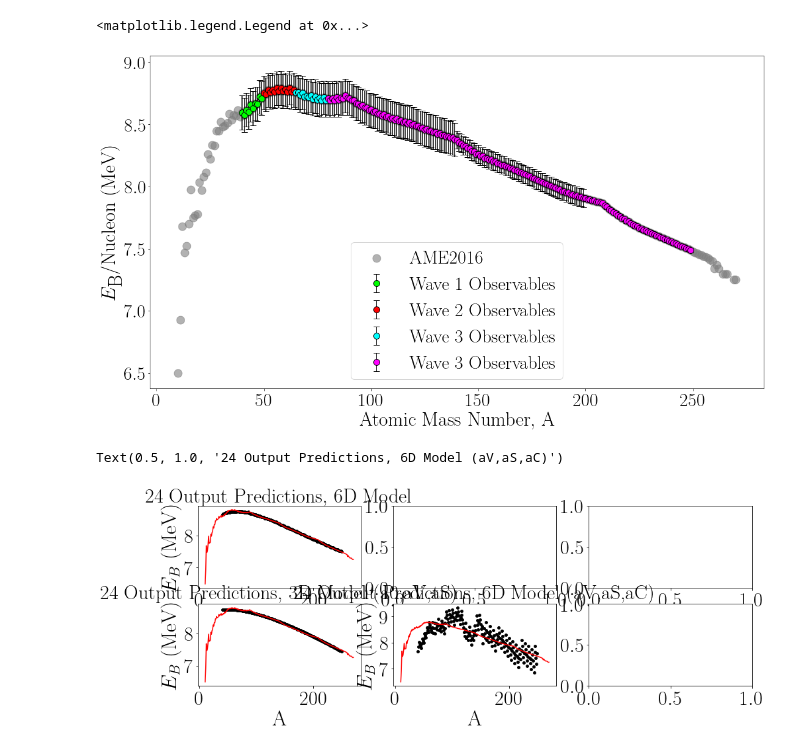
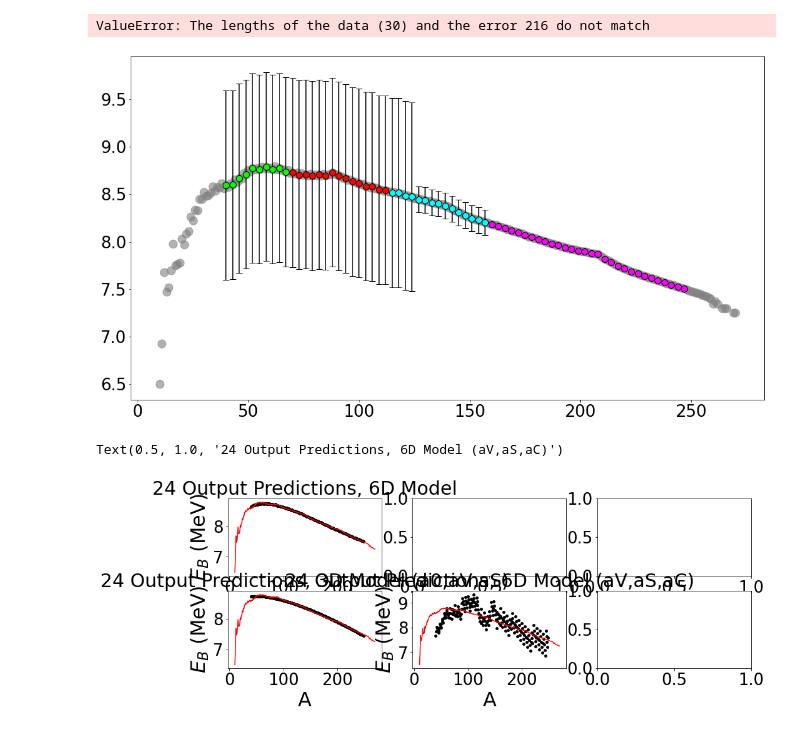
Before and after one commit to elliemay481/HistoryMatching, a Jupyter notebook: LiquidDropAnalytical.ipynb, the cells around one changed output. Drawn from its saved outputs; the diff is of its cells as text; code cells hidden in the pictures.

Commit message:
Create pertubation plot

```diff
--- a/LiquidDropAnalytical.ipynb
+++ b/LiquidDropAnalytical.ipynb
@@ -41,11 +41,11 @@ plt.rc('axes', titlesize=SMALL_SIZE)     # fontsize of the axes title
 plt.rc('axes', labelsize=MEDIUM_SIZE)    # fontsize of the x and y labels
 plt.rc('xtick', labelsize=26)    # fontsize of the tick labels
 plt.rc('ytick', labelsize=26)    # fontsize of the tick labels
-plt.rc('legend', fontsize=SMALL_SIZE)    # legend fontsize
+plt.rc('legend', fontsize=20)    # legend fontsize
 plt.rc('figure', titlesize=BIGGER_SIZE)  # fontsize of the figure title
 
-rc('font',**{'family':'serif'})
-rc('text', usetex=True)
+#rc('font',**{'family':'serif'})
+#rc('text', usetex=True)
 # %%
 # import data
 
@@ -83,7 +83,7 @@ Energies_unc0 = Masses['E_unc'].to_numpy()
 # select spaced energies over interval
 
 start = 30
-step = 1
+step = 3
 stop = 240
 
 Energies = Energies0[start:stop:step]
@@ -97,0 +98,18 @@ print(len(A))
+# %%
+evenodd = 0
+eveneven = 0
+oddodd = 0
+
+for i in range(len(A)):
+    Atot = Z[i]+N[i]
+    if Atot % 2 == 0:
+        if Z[i] % 2 == 0:
+            eveneven += 1
+        else:
+            oddodd += 1
+    else:
+        evenodd += 1
+
+print(eveneven)
+print(evenodd)
+print(oddodd)
@@ -273,33 +311,33 @@ print(errs)
 # %%
 fig, ax = plt.subplots(figsize=(18,10))
 
 ax.scatter(A0, Energies0, color='gray', s=170, zorder=1, alpha=0.6, label='AME2016')
 
 ax.errorbar(A[0:10], Energies[0:10], yerr = errs[0:10], marker='o', ecolor='black', \
             capsize=5, ls='none', mfc='lime', mec='black', ms=10, zorder=2, \
             label='Wave 1 Observables')
 
 ax.errorbar(A[10:25], Energies[10:25], yerr = errs[10:25], marker='o', ecolor='black', \
             capsize=5, ls='none', mfc='red', mec='black', ms=10, zorder=2, \
             label='Wave 2 Observables')
 
 ax.errorbar(A[25:40], Energies[25:40], yerr = errs[25:40], marker='o', ecolor='black', \
             capsize=5, ls='none', mfc='cyan', mec='black', ms=10, zorder=2, \
             label='Wave 3 Observables')
 
 ax.errorbar(A[40:], Energies[40:], yerr = errs[40:], marker='o', ecolor='black', \
             capsize=5, ls='none', mfc='magenta', mec='black', ms=10, zorder=2, \
             label='Wave 3 Observables')
 
 
 ax.set_xlabel('Atomic Mass Number, A')
-ax.set_ylabel(r'$E_{\textrm{B}}$/Nucleon (MeV)')
+#ax.set_ylabel(r'$E_{\textrm{B}}$/Nucleon (MeV)')
 
 ax.legend(loc='best')
 #plt.savefig('figures/observables.png', bbox_inches='tight', facecolor='white', transparent=False)
 # %% [output]
-<matplotlib.legend.Legend at 0x...>
+ValueError: The lengths of the data (30) and the error 216 do not match
-[figure, old version]
+[figure, new version]
 # %%
 # check for most important active variables
 
@@ -324,7 +362,7 @@ axes[1,1].set_ylabel(r'$E_{B}$ (MeV)')
 axes[1,1].set_title('24 Output Predictions, 6D Model (aV,aS,aC)')
 # %% [output]
 Text(0.5, 1.0, '24 Output Predictions, 6D Model (aV,aS,aC)')
-[figure, old version]
+[figure, new version]
 # %%
 variances = []
 for i in range(4):
```
Also changed, not shown: parts of 11 cells of this notebook, 2 other files.
